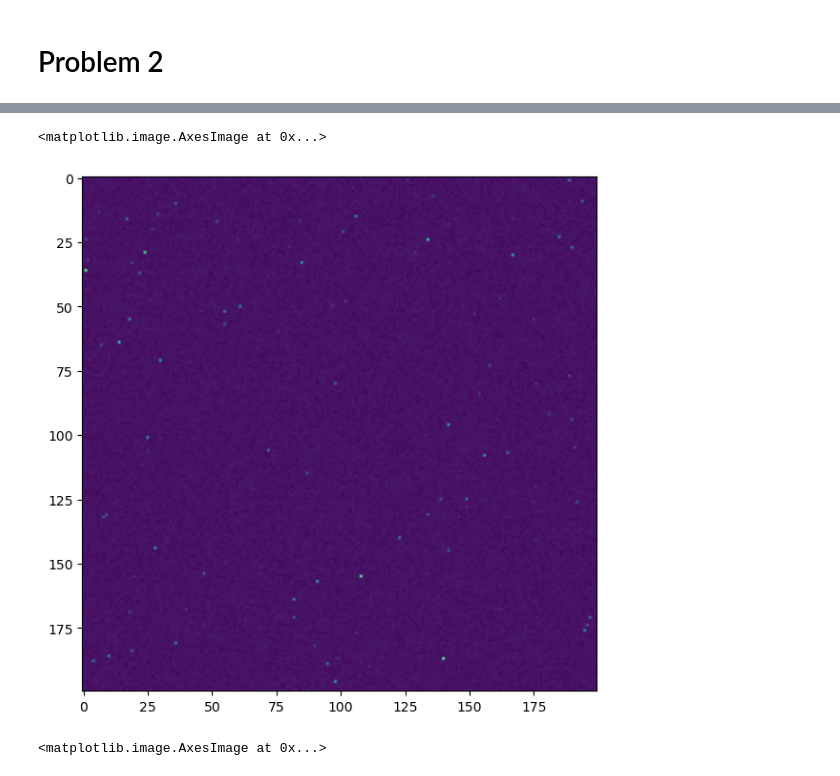
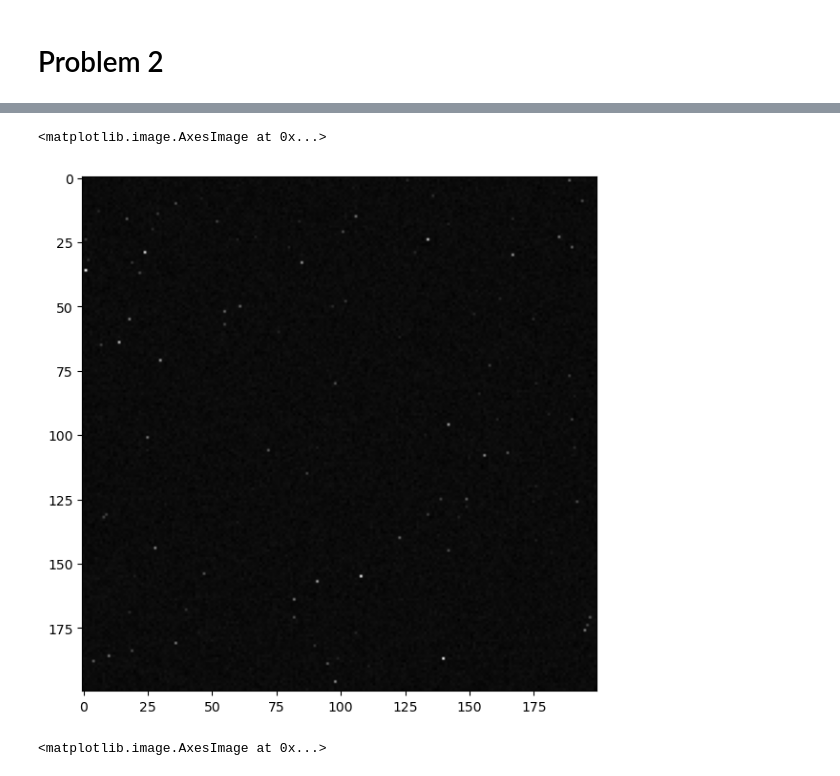
Before and after one commit to jarods00/PHYS434, a Jupyter notebook: Lab 4.ipynb, the cells around one changed output, grey strips where cells are left out. Cells and saved outputs as stored; diff of their text form; code cells hidden in the pictures.

Commit message:
Image work, backup

```diff
--- a/Lab 4.ipynb
+++ b/Lab 4.ipynb
@@ -209,16 +217,10 @@ pixels
 # %%
 fig, ax = plt.subplots(1, 1, figsize = (7,7))
 
-image_2 = []
-for i in range(len(imagestack)):
-    image_2.append([])
-    for j in range(len(imagestack[i])):
-        image_2[i].append(imagestack[i][j][1])
-
-ax.imshow(image_2)
+ax.imshow(imagestack[:,:,2], cmap = 'gray')
 # %% [output]
 <matplotlib.image.AxesImage at 0x...>
-[figure, old version]
+[figure, new version]
 # %%
 fig, ax = plt.subplots(1, 1, figsize = (7,7))
 
```
Also changed, not shown: parts of 1 cell of this notebook.
